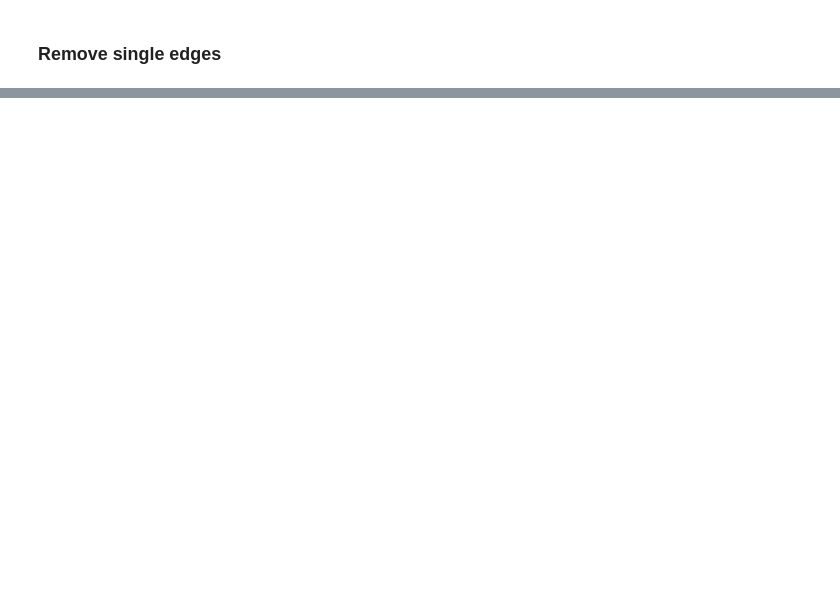
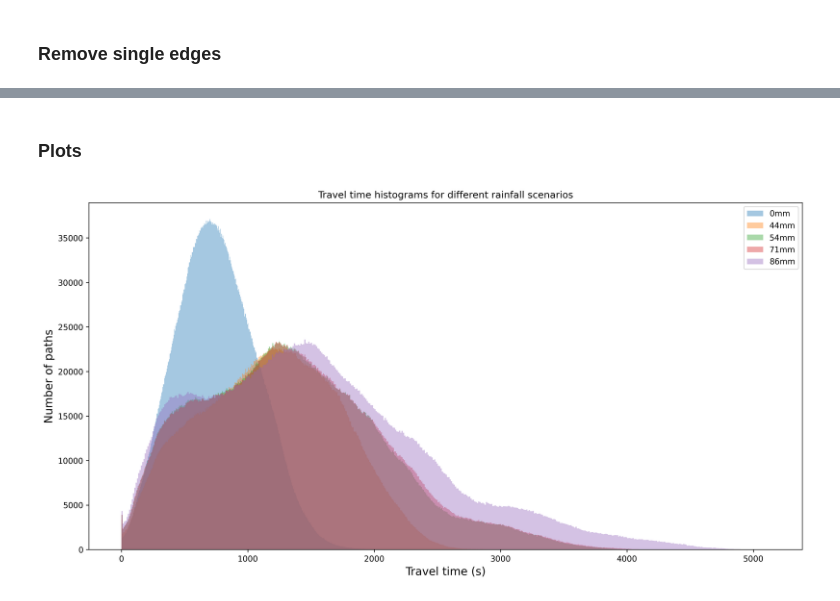
Before and after one commit to EwoutH/Helsinki-flood-BEP-project, a Jupyter notebook: road-graph/OSMnx_road_graph_analysis_BEP.ipynb, the cells around one changed output, grey strips where cells are left out. Cells and saved outputs as stored; diff of their text form; code cells hidden in the pictures; blank space fills up the shorter version.

```diff
--- a/road-graph/OSMnx_road_graph_analysis_BEP.ipynb
+++ b/road-graph/OSMnx_road_graph_analysis_BEP.ipynb
@@ -698,0 +681,16 @@ hre_stats_df.round(2)
+# %% [markdown]
+### Plots
+# %%
+# Histogram of travel times
+plt.figure(figsize=(16,8), dpi=300)
+
+for i in rain[:5]:
+  hist_data = [i[0] for i in flooded_stats[str(i)]['od_weights'].values()]
+  plt.hist(hist_data, bins=500, alpha=0.4, label=f'{i}mm')
+plt.xlabel("Travel time (s)", size=14)
+plt.ylabel("Number of paths", size=14)
+plt.title("Travel time histograms for different rainfall scenarios")
+plt.legend(loc='upper right')
+plt.savefig("Histograms-travel-time.svg", format='svg')
+# %% [output]
+[figure, added]
```
Also changed, not shown: parts of 21 cells of this notebook.
